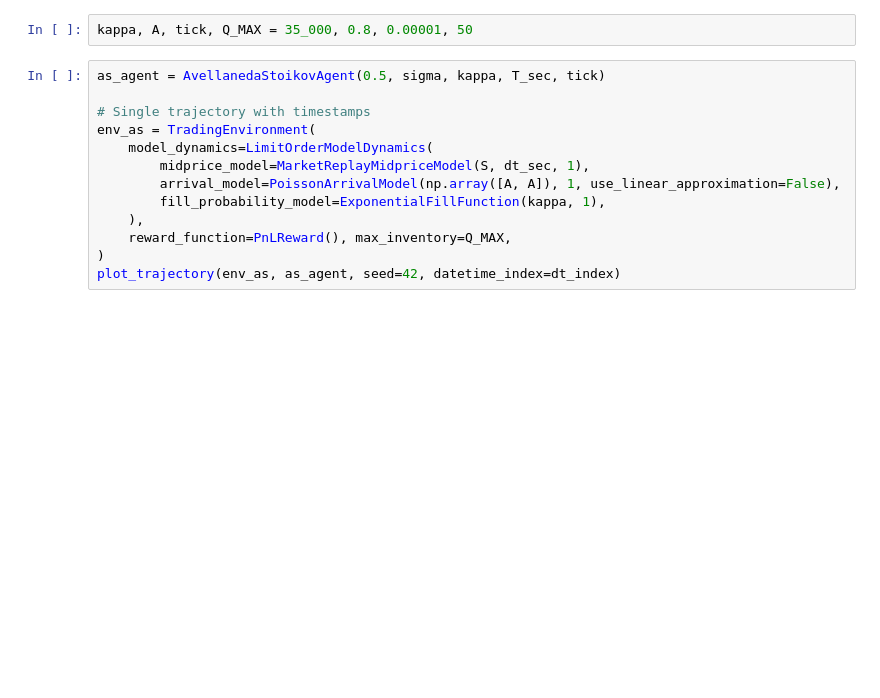
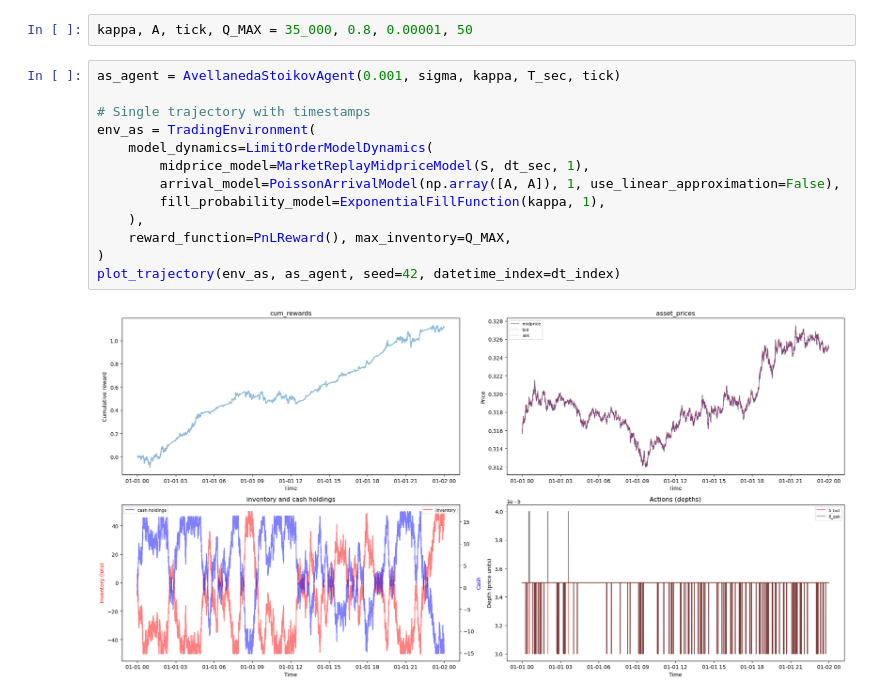
Before and after one commit to AA-ron2/Thesis_AI4T, a Jupyter notebook: notebooks/testbook.ipynb, the cells around one changed output. Drawn from its saved outputs; the diff is of its cells as text; blank space fills up the shorter version.

```diff
--- a/notebooks/testbook.ipynb
+++ b/notebooks/testbook.ipynb
@@ -39,15 +39,17 @@ Loaded 713,815 snapshots, σ=0.000021, T=86398s
 # %%
 kappa, A, tick, Q_MAX = 35_000, 0.8, 0.00001, 50
 # %%
-as_agent = AvellanedaStoikovAgent(0.5, sigma, kappa, T_sec, tick)
+as_agent = AvellanedaStoikovAgent(0.001, sigma, kappa, T_sec, tick)
 
 # Single trajectory with timestamps
 env_as = TradingEnvironment(
     model_dynamics=LimitOrderModelDynamics(
         midprice_model=MarketReplayMidpriceModel(S, dt_sec, 1),
         arrival_model=PoissonArrivalModel(np.array([A, A]), 1, use_linear_approximation=False),
         fill_probability_model=ExponentialFillFunction(kappa, 1),
     ),
     reward_function=PnLReward(), max_inventory=Q_MAX,
 )
 plot_trajectory(env_as, as_agent, seed=42, datetime_index=dt_index)
+# %% [output]
+[figure, added]
```
Also changed, not shown: 1 other file.
